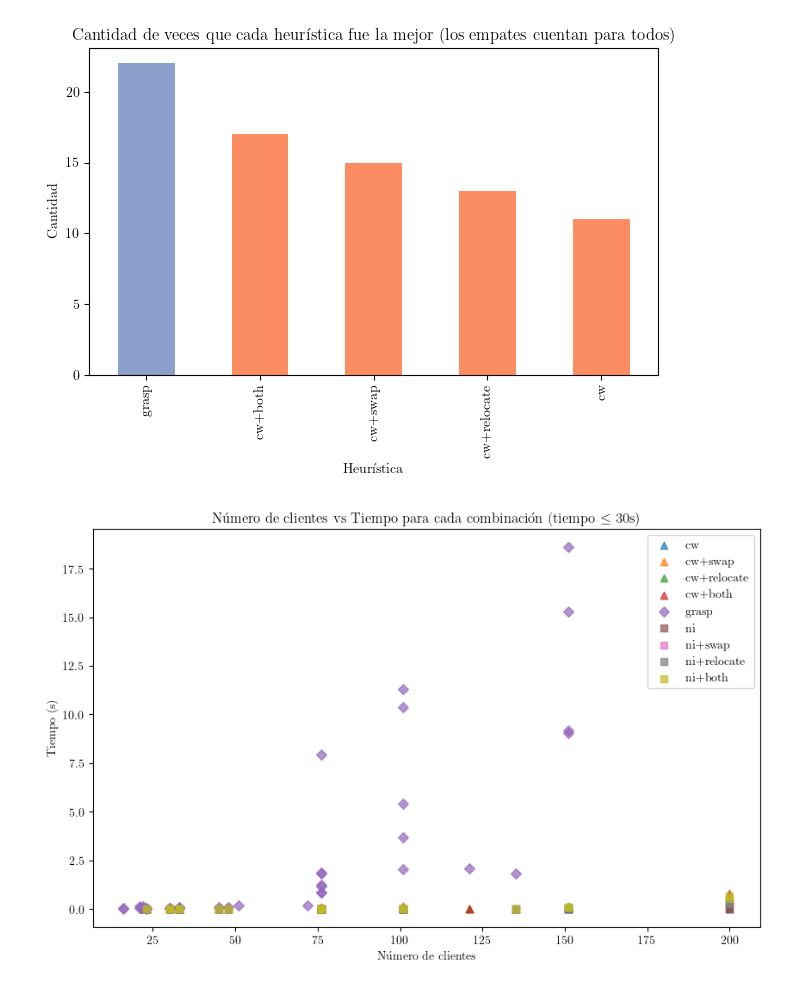
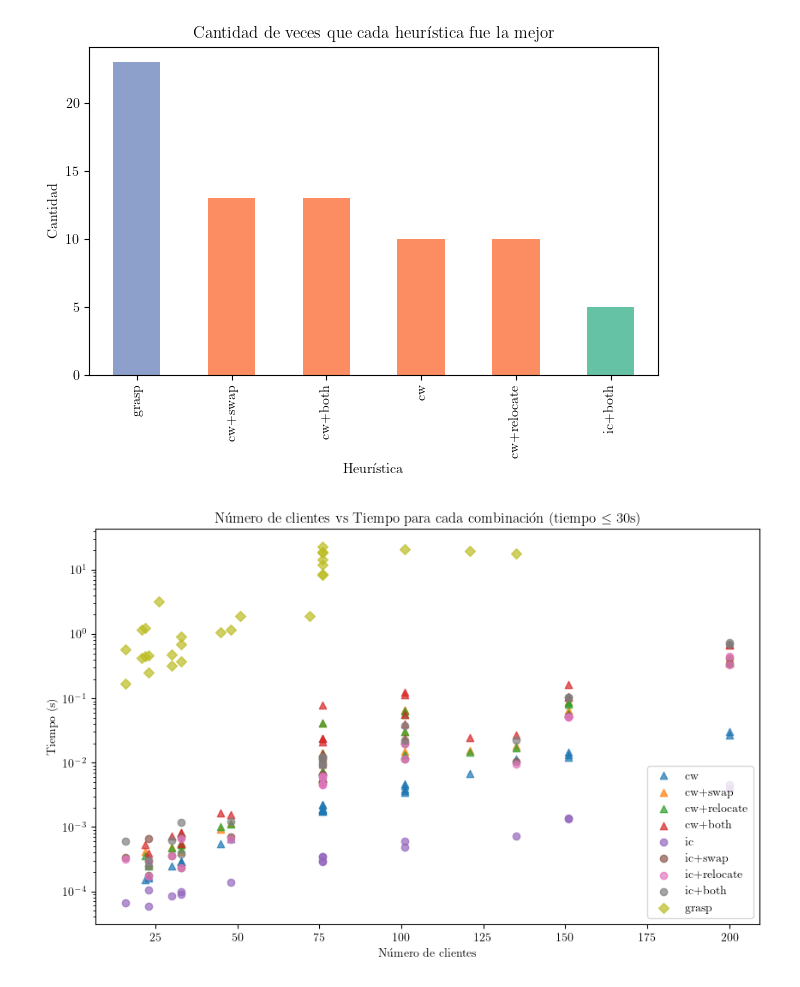
Before and after one commit to ngalindez/TD5-TP2, a Jupyter notebook: experiments/graficos.ipynb, the cells around one changed output. Cells and saved outputs as stored; diff of their text form; code cells hidden in the pictures.

```diff
--- a/experiments/graficos.ipynb
+++ b/experiments/graficos.ipynb
@@ -7,6 +7,8 @@ plt.rc('text', usetex=True)
 plt.rc('font', family='serif')
 # %%
 df = pd.read_csv('/Users/nicogalindez/UTDT/TD5/TD5-TP2/experiments/results/output.csv')
+
+df.replace('ni', 'ic', inplace=True)
 
 def clean_combination(row):
     heuristic = row['heuristic']
@@ -45,41 +47,42 @@ for instance, group in df_ok.groupby('instance'):
         best_counts[comb] = best_counts.get(comb, 0) + 1
 
 # Convertir a Series para graficar
 best_counts_series = pd.Series(best_counts).sort_values(ascending=False)
 
 # Asignar un color para cada heurística base
 base_colors = {
     'cw': '#fc8d62',      # naranja
-    'ni': '#66c2a5',      # verde
+    'ic': '#66c2a5',      # verde
     'grasp': '#8da0cb',   # azul
     'other': '#7f7f7f'    # gris
 }
 
 def get_family(combination):
     if combination.startswith('cw'):
         return 'cw'
-    elif combination.startswith('ni'):
-        return 'ni'
+    elif combination.startswith('ic'):
+        return 'ic'
     elif combination.startswith('grasp'):
         return 'grasp'
     else:
         return 'other'
 
 # Construir la lista de colores para cada barra
 bar_colors = [base_colors.get(get_family(comb), base_colors['other']) for comb in best_counts_series.index]
 
 # Graficar
 best_counts_series.plot(kind='bar', color=bar_colors)
-plt.title('Cantidad de veces que cada heurística fue la mejor (los empates cuentan para todos)')
+plt.title('Cantidad de veces que cada heurística fue la mejor')
 plt.xlabel('Heurística')
 plt.ylabel('Cantidad')
 plt.tight_layout()
+plt.savefig('/Users/nicogalindez/UTDT/TD5/TD5-TP2/experiments/graficos/1.png', dpi=300)
 plt.show()
 # %% [output]
-[figure, old version]
+[figure, new version]
 # %%
-# Graficar tiempo vs número de clientes con diferentes formas para cw, ni, grasp
-# Usar solo aquellos que tardaron menos de 30s
+# Graficar tiempo vs número de clientes con diferentes formas para cw, ic, grasp
+# Usamos solo aquellos que tardaron menos de 30s
 
 plt.figure(figsize=(10,6))
 
@@ -89,7 +92,7 @@ df_fast = df_ok[df_ok['time'] < 30]
 # Definir formas de marcador para cada familia (hacerlas diferentes)
 marker_map = {
     'cw': '^',      # triángulo hacia arriba
-    'ni': 's',      # cuadrado
+    'ic': 's',      # cuadrado
     'grasp': 'D',   # diamante
     'ic': 'o',      # círculo
     'other': 'x'    # x para cualquier otro
@@ -102,13 +105,15 @@ for combination in df_fast['combination'].unique():
     marker = marker_map.get(family, marker_map['other'])  # por defecto 'x' si no se encuentra
     plt.scatter(subset['num_clientes'], subset['time'], label=combination, alpha=0.7, marker=marker)
 
+plt.yscale('log')
 plt.xlabel('Número de clientes')
 plt.ylabel('Tiempo (s)')
 plt.title(f'Número de clientes vs Tiempo para cada combinación (tiempo $\leq$ 30s)')
 plt.legend()
+plt.savefig('/Users/nicogalindez/UTDT/TD5/TD5-TP2/experiments/graficos/2.png', dpi=300)
 plt.show()
 # %% [output]
-[figure, old version]
+[figure, new version]
 # %%
 # Considerar solo filas donde 'gap' y 'best_known' no son NaN
 df_gap = df_ok.dropna(subset=['gap', 'best_known'])
```
Also changed, not shown: parts of 6 cells of this notebook, 3 other files.
